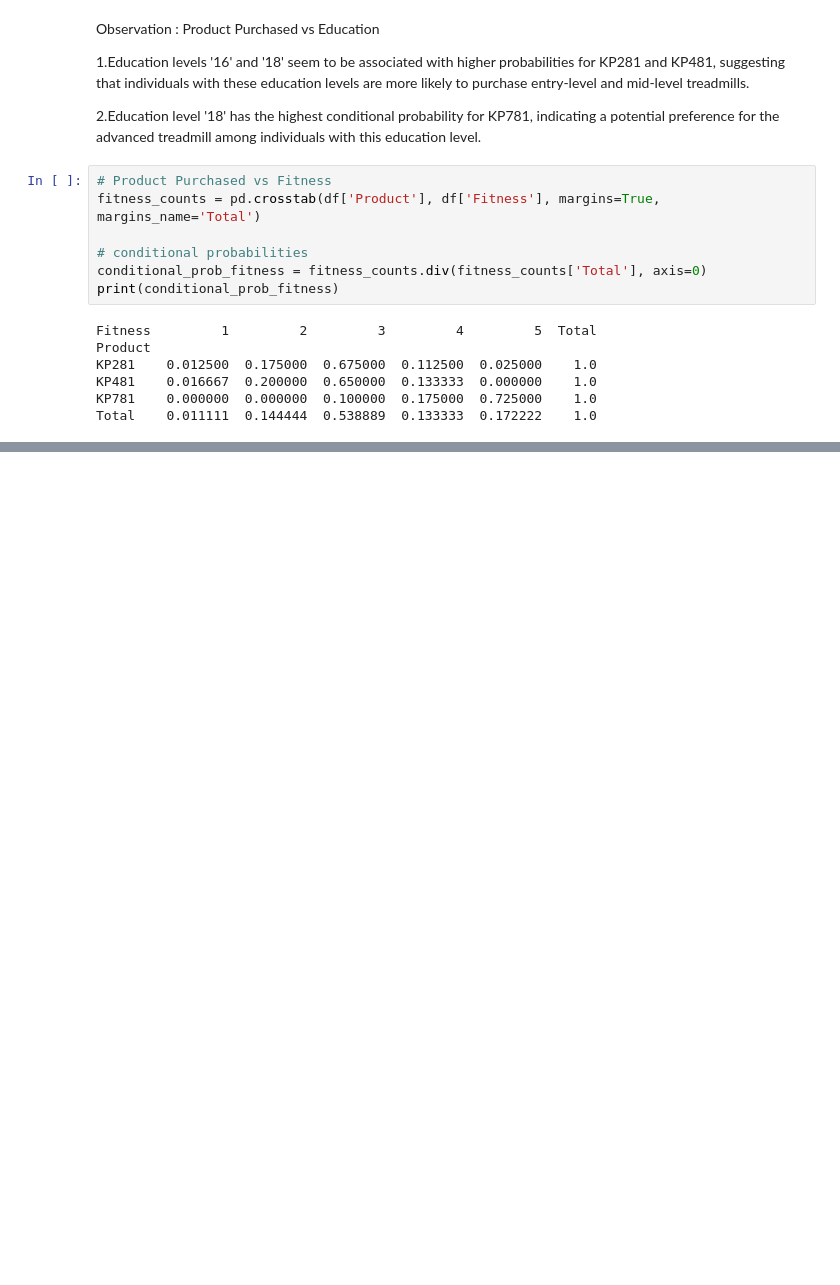
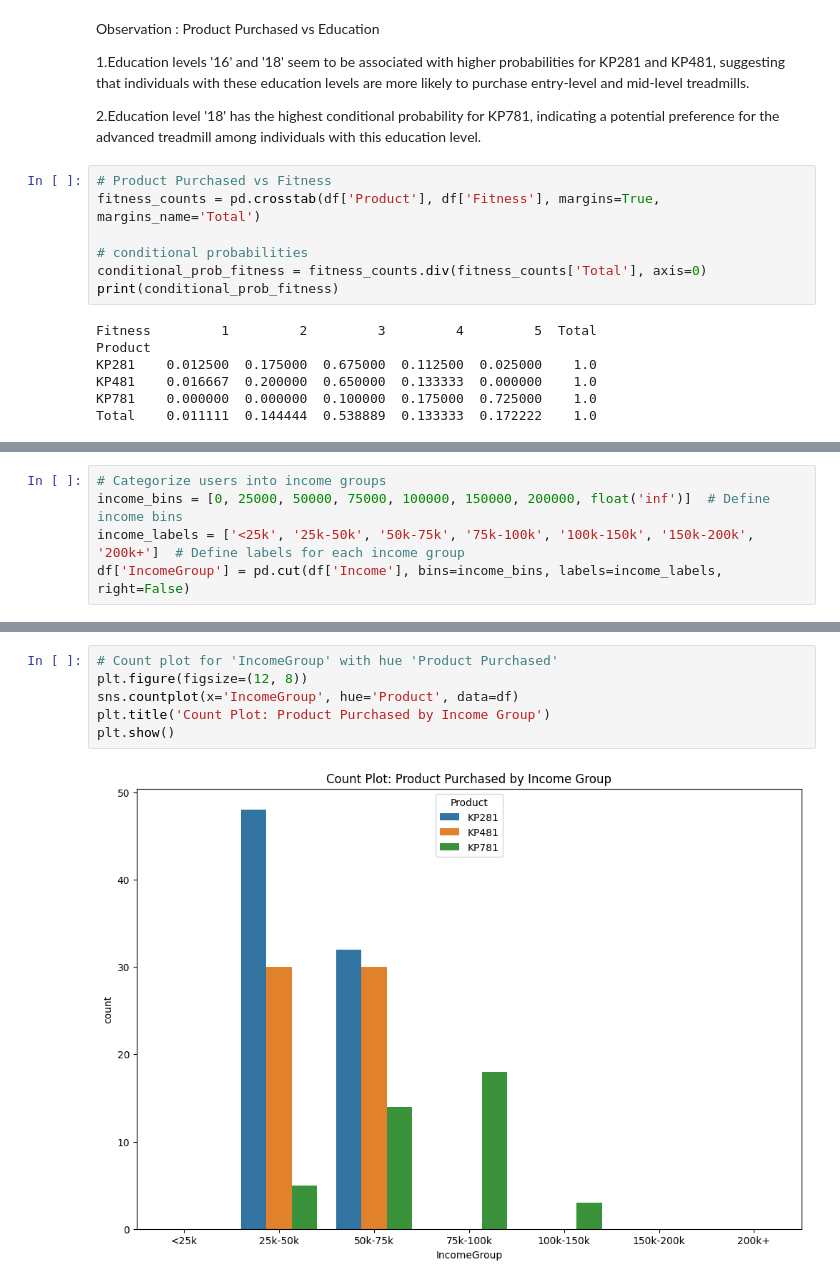
Before and after one commit to 94shreyas/Practise_Python, a Jupyter notebook: Aerofit_Case.ipynb, the cells around one changed output, grey strips where cells are left out. Saved outputs shown, nothing was run; the diff lists cells and outputs as text; blank space fills up the shorter version.

```diff
--- a/Aerofit_Case.ipynb
+++ b/Aerofit_Case.ipynb
@@ -281,0 +394,5 @@ Observation: Product Purchased vs Fitness
+# %%
+# Categorize users into income groups
+income_bins = [0, 25000, 50000, 75000, 100000, 150000, 200000, float('inf')]  # Define income bins
+income_labels = ['<25k', '25k-50k', '50k-75k', '75k-100k', '100k-150k', '150k-200k', '200k+']  # Define labels for each income group
+df['IncomeGroup'] = pd.cut(df['Income'], bins=income_bins, labels=income_labels, right=False)
@@ -281,0 +411,8 @@ Observation: Product Purchased vs Fitness
+# %%
+# Count plot for 'IncomeGroup' with hue 'Product Purchased'
+plt.figure(figsize=(12, 8))
+sns.countplot(x='IncomeGroup', hue='Product', data=df)
+plt.title('Count Plot: Product Purchased by Income Group')
+plt.show()
+# %% [output]
+[figure, added]
```
Also changed, not shown: parts of 14 cells of this notebook.
